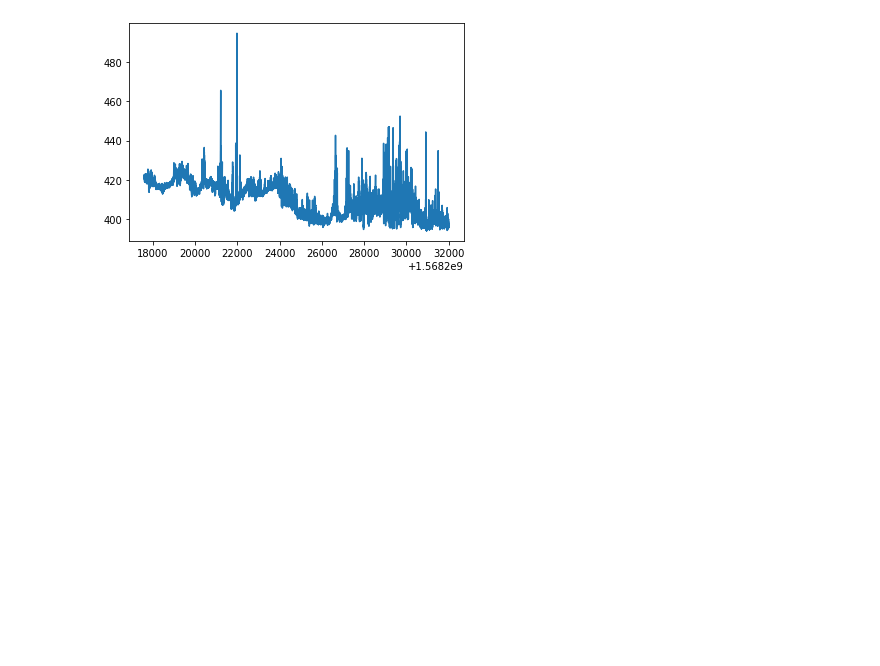
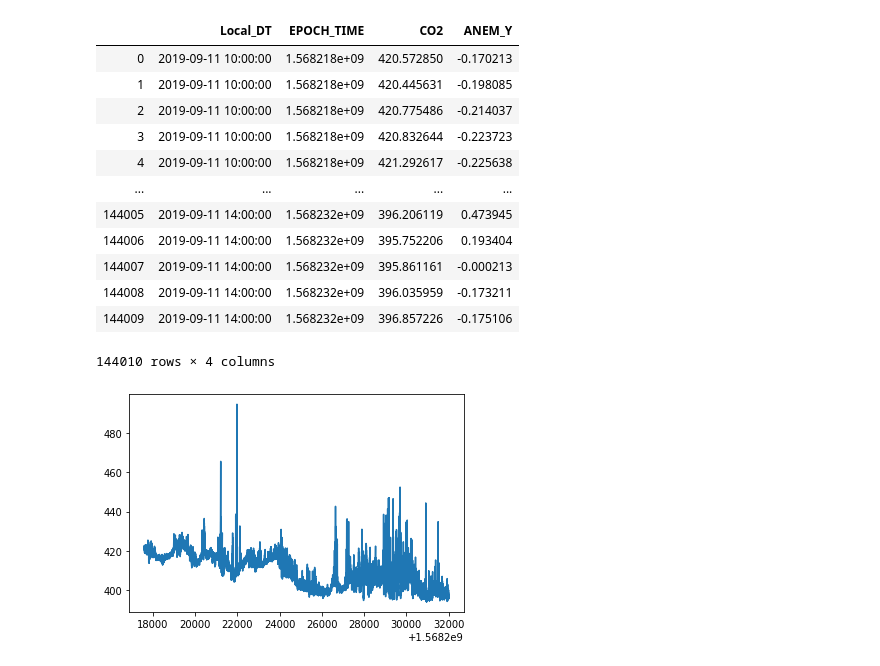
Before and after one commit to agmeyer4/CO2_Eddy, a Jupyter notebook: Smoothing.ipynb, the cells around one changed output. Cells and saved outputs as stored; diff of their text form; code cells hidden in the pictures; blank space fills up the shorter version.

```diff
--- a/Smoothing.ipynb
+++ b/Smoothing.ipynb
@@ -12,0 +24,5 @@ plt.plot(data['EPOCH_TIME'],data['ave'])
+# %%
+actual_spike_df = pd.read_pickle('All_actualET_spikes.pkl')
+lags = create_lag_df(actual_spike_df)
+pd.set_option('display.max_rows', 1000)
+lags[['Actual_DT','LI_8100_Vent']].dropna().tail()
@@ -13,3 +36,19 @@ plt.plot(data['EPOCH_TIME'],data['ave'])
+# %%
+plt.plot(data
+# %% [output]
+|  | Local_DT | EPOCH_TIME | CO2 | ANEM_Y |
+| 0 | 2019-09-11 10:00:00 | 1.568218e+09 | 420.572850 | -0.170213 |
+| 1 | 2019-09-11 10:00:00 | 1.568218e+09 | 420.445631 | -0.198085 |
+| 2 | 2019-09-11 10:00:00 | 1.568218e+09 | 420.775486 | -0.214037 |
+| 3 | 2019-09-11 10:00:00 | 1.568218e+09 | 420.832644 | -0.223723 |
+| 4 | 2019-09-11 10:00:00 | 1.568218e+09 | 421.292617 | -0.225638 |
+| ... | ... | ... | ... | ... |
+| 144005 | 2019-09-11 14:00:00 | 1.568232e+09 | 396.206119 | 0.473945 |
+| 144006 | 2019-09-11 14:00:00 | 1.568232e+09 | 395.752206 | 0.193404 |
+| 144007 | 2019-09-11 14:00:00 | 1.568232e+09 | 395.861161 | -0.000213 |
+| 144008 | 2019-09-11 14:00:00 | 1.568232e+09 | 396.035959 | -0.173211 |
+| 144009 | 2019-09-11 14:00:00 | 1.568232e+09 | 396.857226 | -0.175106 |
+144010 rows × 4 columns
 # %%
 # -*- coding: utf-8 -*-
 """
```
Also changed, not shown: parts of 3 cells of this notebook, 4 other files.
